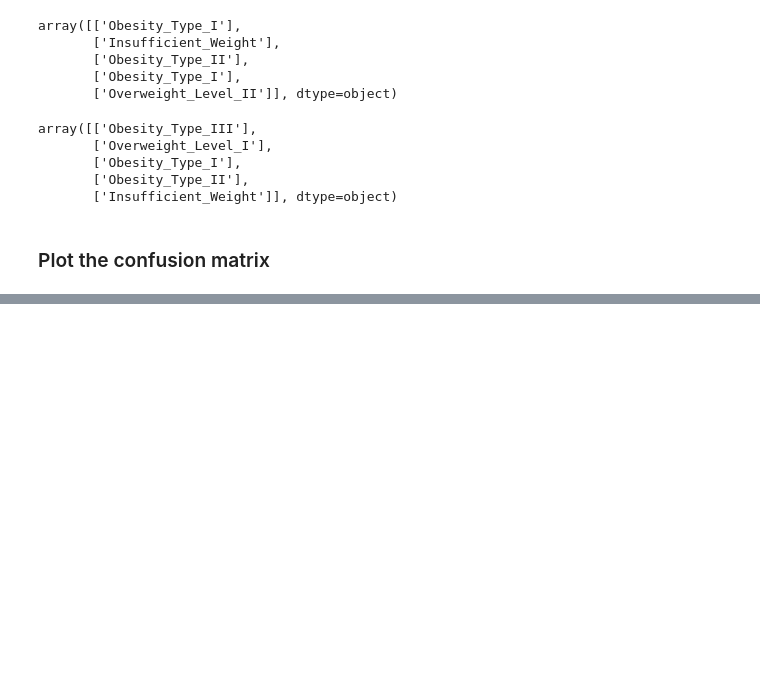
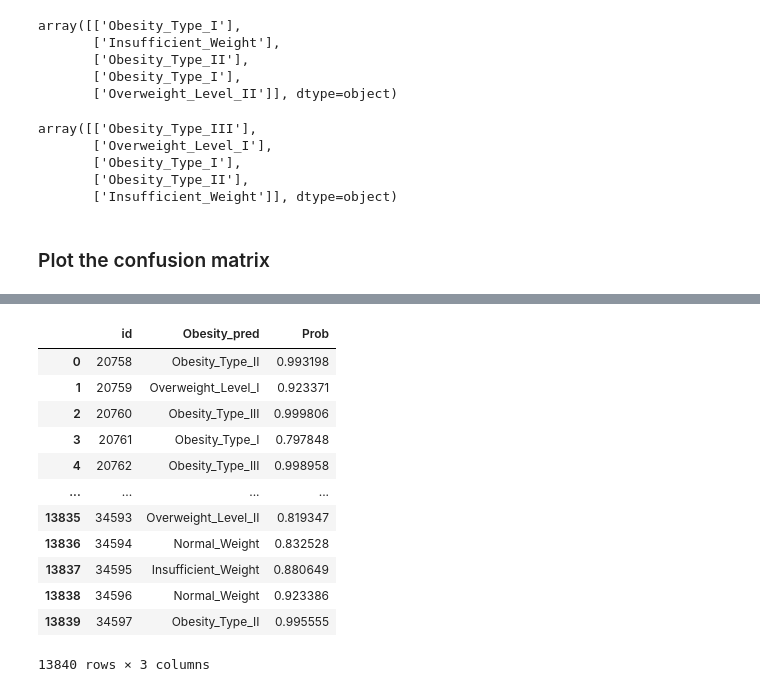
Before and after one commit to RudraBallal/Deep-Learning, a Jupyter notebook: Multiclass Classification/Multiclass.ipynb, the cells around one changed output, grey strips where cells are left out. Saved outputs shown, nothing was run; the diff lists cells and outputs as text; code cells hidden in the pictures; blank space fills up the shorter version.

```diff
--- a/Multiclass Classification/Multiclass.ipynb
+++ b/Multiclass Classification/Multiclass.ipynb
@@ -493,0 +578,16 @@ Overweight_Level_II       0.76      0.69      0.72       514
+# %%
+df_final
+# %% [output]
+|  | id | Obesity_pred | Prob |
+| 0 | 20758 | Obesity_Type_II | 0.993198 |
+| 1 | 20759 | Overweight_Level_I | 0.923371 |
+| 2 | 20760 | Obesity_Type_III | 0.999806 |
+| 3 | 20761 | Obesity_Type_I | 0.797848 |
+| 4 | 20762 | Obesity_Type_III | 0.998958 |
+| ... | ... | ... | ... |
+| 13835 | 34593 | Overweight_Level_II | 0.819347 |
+| 13836 | 34594 | Normal_Weight | 0.832528 |
+| 13837 | 34595 | Insufficient_Weight | 0.880649 |
+| 13838 | 34596 | Normal_Weight | 0.923386 |
+| 13839 | 34597 | Obesity_Type_II | 0.995555 |
+13840 rows × 3 columns
```
Also changed, not shown: parts of 26 cells of this notebook.
